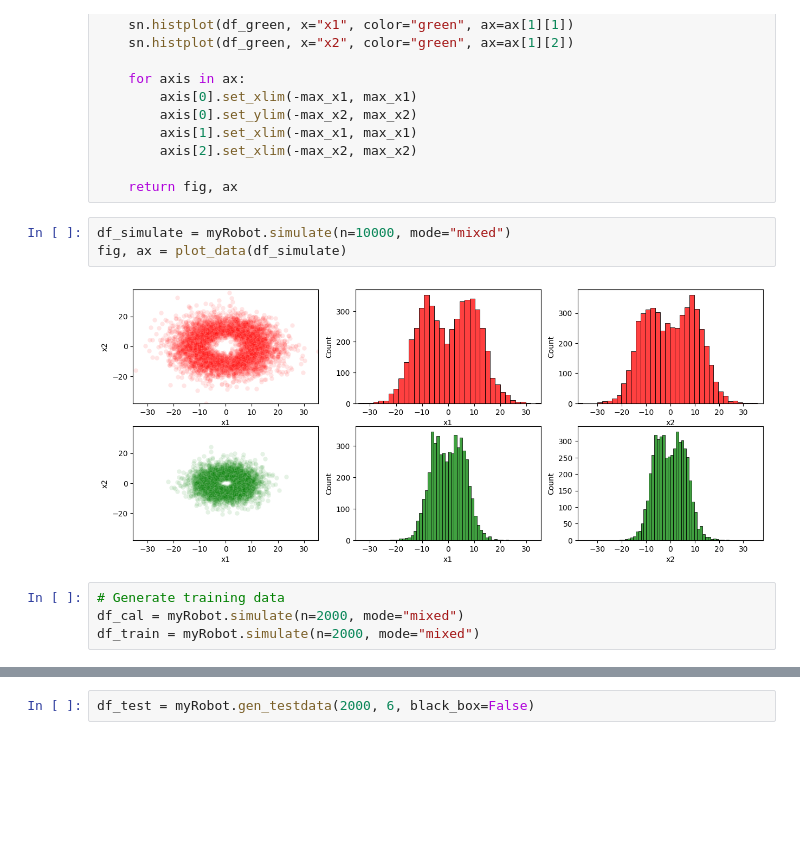
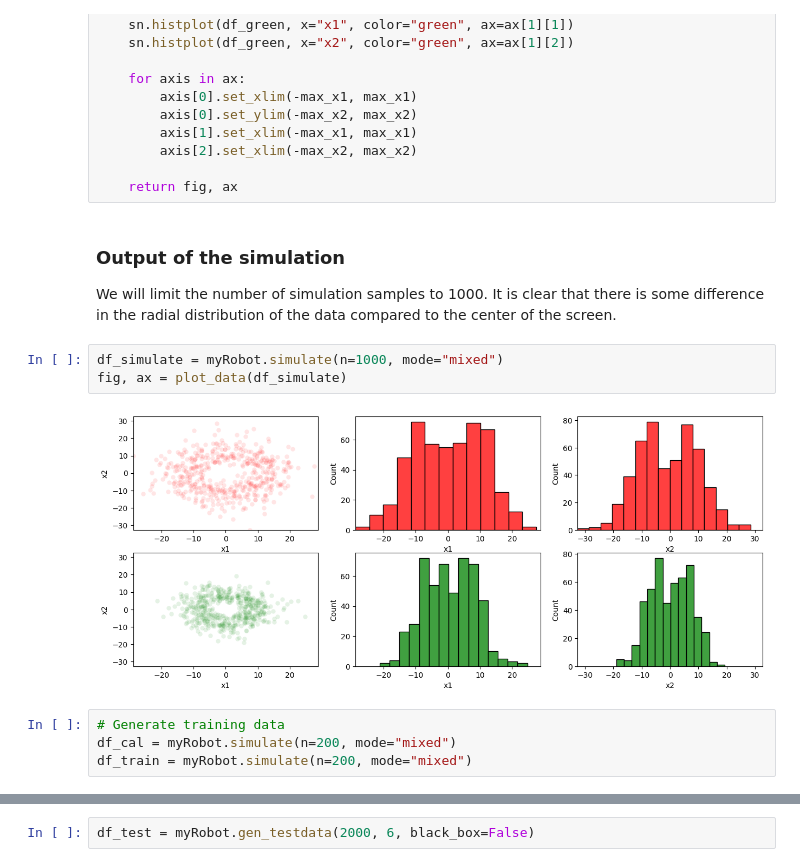
Before and after one commit to choisant/foundational-modeling, a Jupyter notebook: toy_experiment/data.ipynb, the cells around one changed output, grey strips where cells are left out. Saved outputs shown, nothing was run; the diff lists cells and outputs as text; blank space fills up the shorter version.

```diff
--- a/toy_experiment/data.ipynb
+++ b/toy_experiment/data.ipynb
@@ -92,15 +94,20 @@ def plot_data(df):
         axis[2].set_xlim(-max_x2, max_x2)
 
     return fig, ax
+# %% [markdown]
+### Output of the simulation
+
+We will limit the number of simulation samples to 1000.
+It is clear that there is some difference in the radial distribution of the data compared to the center of the screen.
 # %%
-df_simulate = myRobot.simulate(n=10000, mode="mixed")
+df_simulate = myRobot.simulate(n=1000, mode="mixed")
 fig, ax = plot_data(df_simulate)
 # %% [output]
-[figure, old version]
+[figure, new version]
 # %%
 # Generate training data
-df_cal = myRobot.simulate(n=2000, mode="mixed")
-df_train = myRobot.simulate(n=2000, mode="mixed")
+df_cal = myRobot.simulate(n=200, mode="mixed")
+df_train = myRobot.simulate(n=200, mode="mixed")
 # %%
 fig, ax = plot_data(df_cal)
 # %% [output]
```
Also changed, not shown: parts of 4 cells of this notebook, 5 other files.
